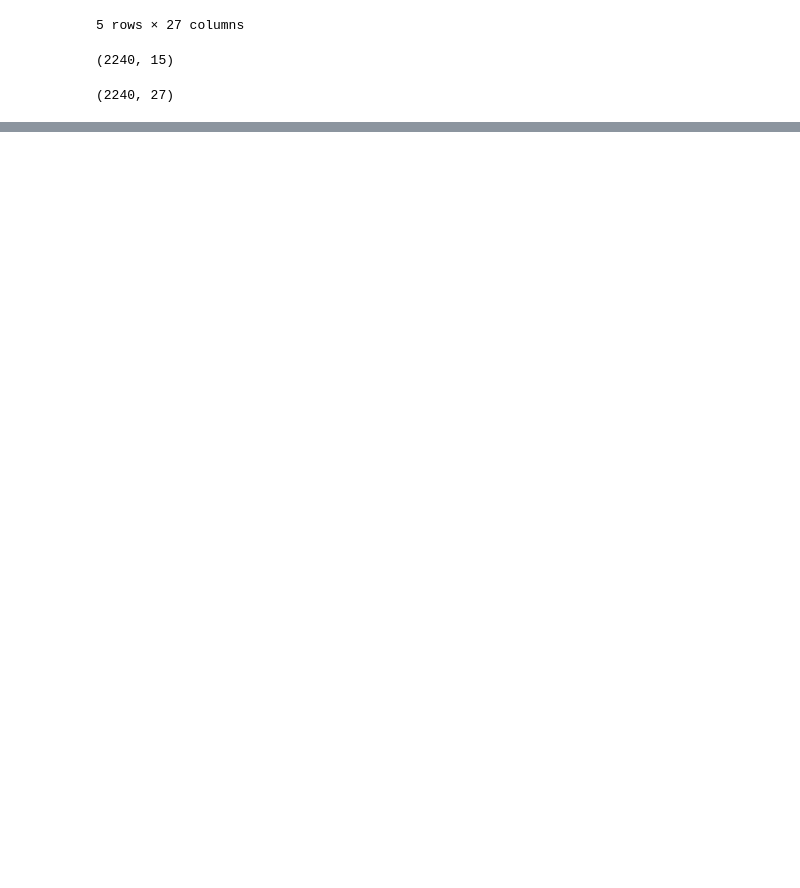
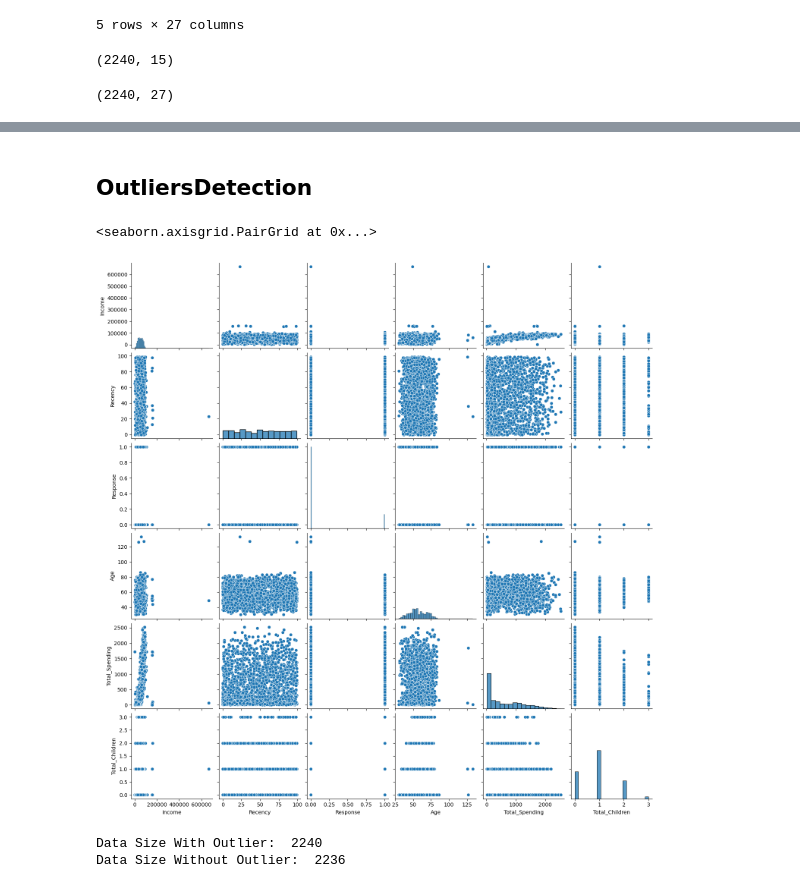
Before and after one commit to Aakashthakre-tech/Smart-Cart-customer-segmentation, a Jupyter notebook: smartcart.ipynb, the cells around one changed output, grey strips where cells are left out. Saved outputs shown, nothing was run; the diff lists cells and outputs as text; code cells hidden in the pictures; blank space fills up the shorter version.

```diff
--- a/smartcart.ipynb
+++ b/smartcart.ipynb
@@ -177,3 +177,26 @@ df_cleaned.head()
 | 2 | Graduate | 71613.0 | 26 | 1 | 8 | 2 | ... |
 | 3 | Graduate | 26646.0 | 26 | 2 | 2 | 0 | ... |
 | 4 | Postgraduate | 58293.0 | 94 | 5 | 5 | 3 | ... |
+# %% [markdown]
+## OutliersDetection
+# %%
+cols = ["Income", "Recency", "Response", "Age", "Total_Spending", "Total_Children"]
+
+# Relative Plots of pair plot
+
+sns.pairplot(df_cleaned[cols])
+# %% [output]
+<seaborn.axisgrid.PairGrid at 0x...>
+[figure, added]
+# %%
+# Remove Outlier
+
+print("Data Size With Outlier: ", len(df_cleaned))
+
+df_cleaned = df_cleaned[(df_cleaned["Age"] < 90)]
+df_cleaned = df_cleaned[(df_cleaned["Income"] < 600_000)]
+
+print("Data Size Without Outlier: ", len(df_cleaned))
+# %% [output]
+Data Size With Outlier:  2240
+Data Size Without Outlier:  2236
```
Also changed, not shown: parts of 37 cells of this notebook, 1 other file.
